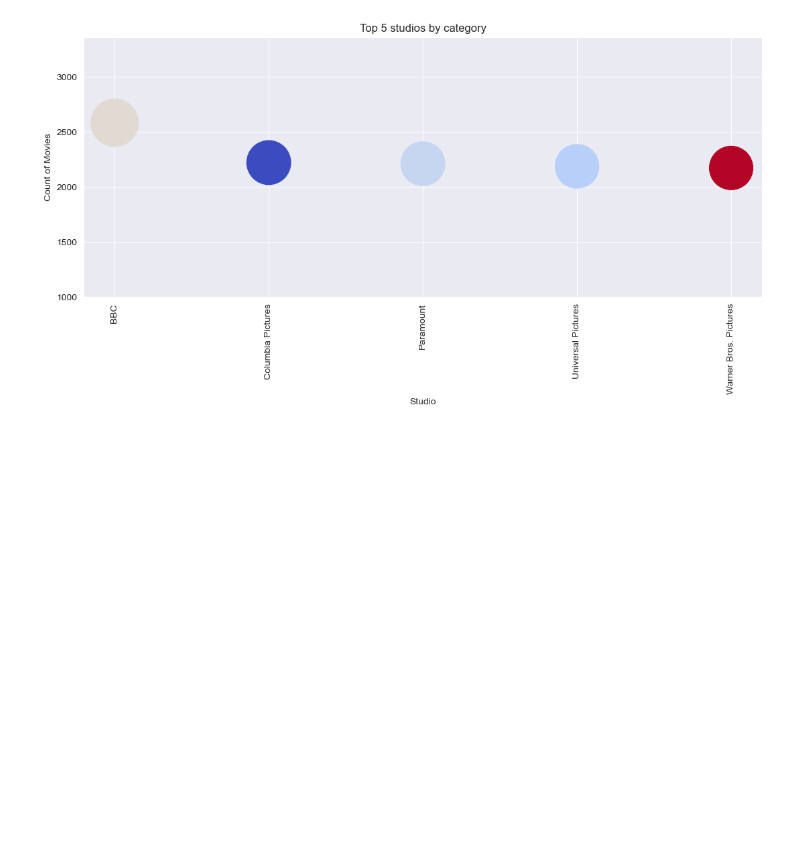
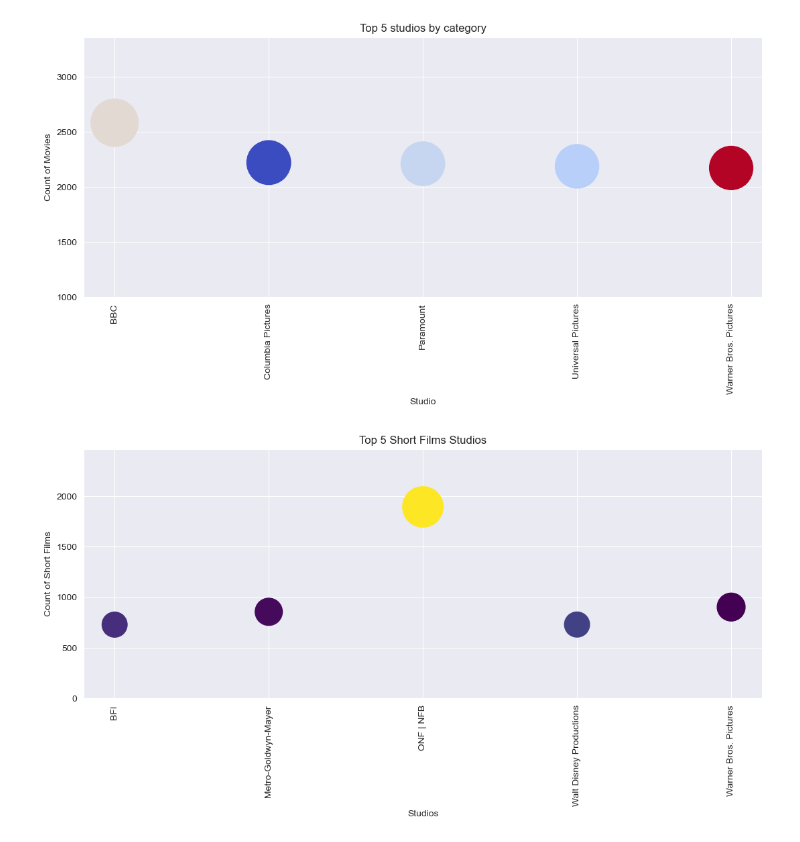
Before and after one commit to MarcoMac03/Film-analisys, a Jupyter notebook: main.ipynb, the cells around one changed output. Cells and saved outputs as stored; diff of their text form; code cells hidden in the pictures; blank space fills up the shorter version.

Commit message:
Also done the chart for the short films, it's the same of the films one but a little different

```diff
--- a/main.ipynb
+++ b/main.ipynb
@@ -437,3 +436,25 @@ plt.tight_layout()
 plt.show()
 # %% [output]
 [figure]
+# %%
+top_5_corto_studios = studio_corto.groupby('studio')['id'].count().sort_values(ascending=False).head(5).index
+studio_corto = studio_corto[studio_corto['studio'].isin(top_5_corto_studios)]
+studio_corto_duration = studio_corto.groupby('studio').agg(corto_count=('id', 'count'), avg_duration=('minute', 'mean')).reset_index()
+# %%
+plt.figure(figsize=(11, 6))
+plt.scatter(
+    x=studio_corto_duration['studio'],
+    y=studio_corto_duration['corto_count'],
+    s=studio_corto_duration['corto_count'],
+    c=studio_corto_duration['avg_duration'],
+    cmap='viridis'
+)
+plt.title('Top 5 Short Films Studios')
+plt.xticks(rotation=90)
+plt.xlabel('Studios')
+plt.ylabel('Count of Short Films')
+plt.ylim(0, studio_corto_duration['corto_count'].max()* 1.3)
+plt.tight_layout()
+plt.show()
+# %% [output]
+[figure, added]
```
Also changed, not shown: parts of 2 cells of this notebook.
